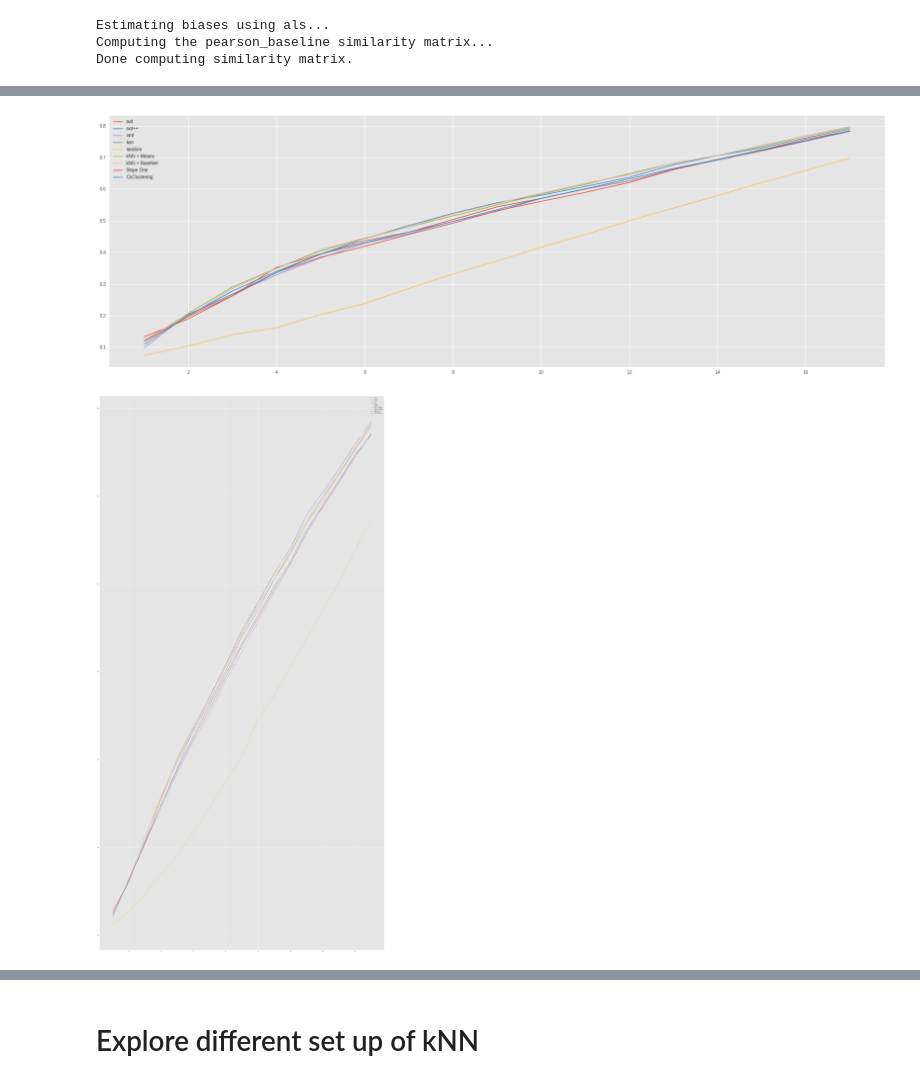
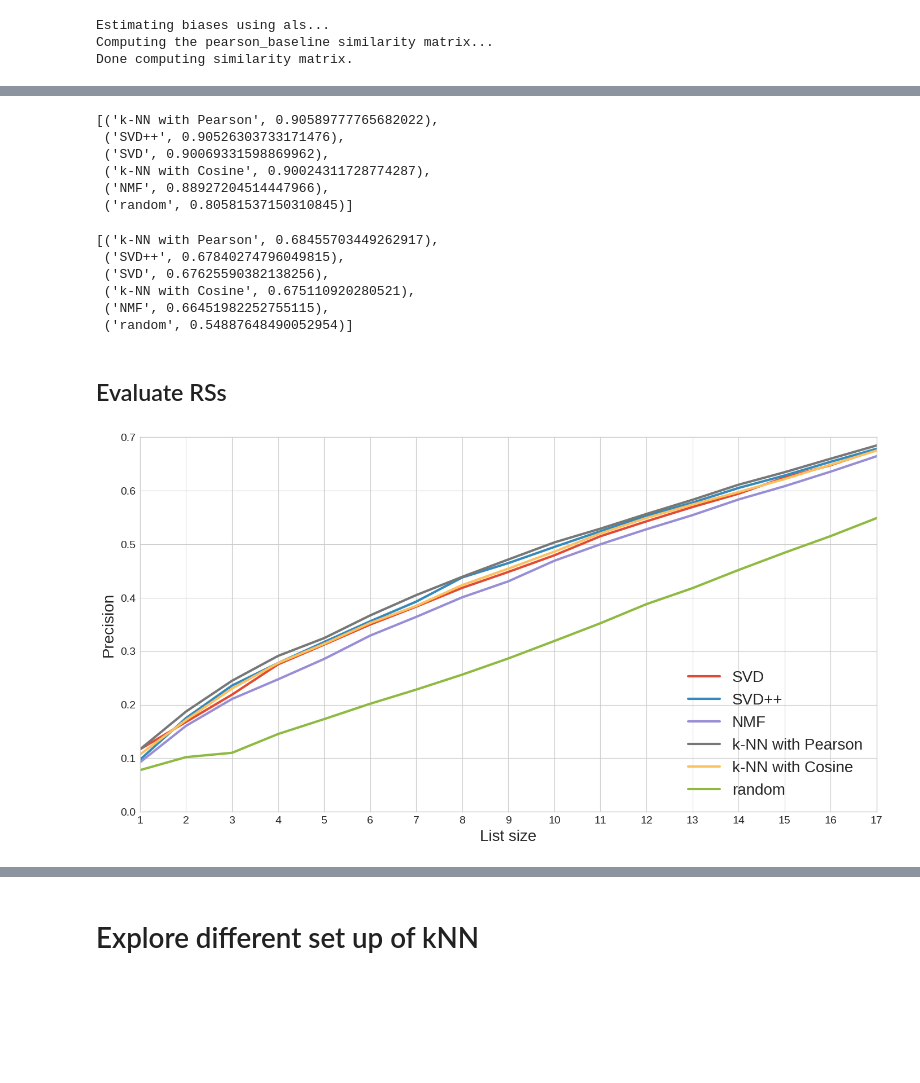
Before and after one commit to Makazone/BachelorThesis, a Jupyter notebook: Diploma.ipynb, the cells around one changed output, grey strips where cells are left out. Cells and saved outputs as stored; diff of their text form; code cells hidden in the pictures; blank space fills up the shorter version.

```diff
--- a/Diploma.ipynb
+++ b/Diploma.ipynb
@@ -94,0 +263,3 @@ Done computing similarity matrix.
+# %%
+knn_cosine = sp.KNNBaseline(sim_options={'name': 'cosine', 'user_based': True})
+knn_cosine.train(trainset)
@@ -130,6 +292,0 @@ dataframe = pd.DataFrame(ratings_users)
-# %%
-sns.set_context("notebook", font_scale=1, rc={"lines.linewidth": 1.5})
-plt.figure(figsize=(20, 5))
-
-sns.barplot(x="min_ratings", y="total_users", data=dataframe, palette="Greens_d")
-plt.show()
@@ -183,0 +293,3 @@ algos
+# %%
+algos = [svd, svdpp, nmf, knn_pearson, knn_cosine, normal_predictor]
+names = ['SVD', 'SVD++', 'NMF', 'k-NN with Pearson', 'k-NN with Cosine', 'random']
@@ -184,24 +381,46 @@ algos
+# %%
+[(name, score) for name, score in rank_rs(names, ndcg_values, 16)]
+# %% [output]
+[('k-NN with Pearson', 0.90589777765682022),
+ ('SVD++', 0.90526303733171476),
+ ('SVD', 0.90069331598869962),
+ ('k-NN with Cosine', 0.90024311728774287),
+ ('NMF', 0.88927204514447966),
+ ('random', 0.80581537150310845)]
+# %%
+[(name, score) for name, score in rank_rs(names, precisions, 16)]
+# %% [output]
+[('k-NN with Pearson', 0.68455703449262917),
+ ('SVD++', 0.67840274796049815),
+ ('SVD', 0.67625590382138256),
+ ('k-NN with Cosine', 0.675110920280521),
+ ('NMF', 0.66451982252755115),
+ ('random', 0.54887648490052954)]
+# %% [markdown]
+## Evaluate RSs
 # %%
 precisions = {}
 for name, algo in zip(names, algos):
     precisions[name] = evaluate_algo(algo, precision, restricted_testset, range(1, min_ratings+1))
-# %%
-for name, values in precisions.items():
-    plt.plot(range(1,min_ratings+1), values, label=name)
-
-plt.legend()
-plt.show()
-# %% [output]
-[figure, removed]
+# %%
+fig, ax = plt.subplots(figsize=(15, 8), dpi=100)
+
+for name, values in precisions.items():
+    ax.plot(range(1,min_ratings+1), values, label=name, linewidth=3.0)
+
+plt.xlabel("List size", fontsize=20)
+plt.ylabel("Precision", fontsize=20)
+
+ax.set_xlim([1, 17])
+ax.tick_params(labelsize=14)
+
+plt.xticks(range(1, min_ratings+1, 1))
+
+plt.legend(loc="lower right", fontsize=20)
+plt.show()
+# %% [output]
+[figure, added]
 # %%
 arhr_values = {}
 for name, algo in zip(names, algos):
     arhr_values[name] = evaluate_algo(algo, arhr, restricted_testset, range(1, min_ratings+1))
-# %%
-for name, values in arhr_values.items():
-    plt.plot(range(1,min_ratings+1), values, label=name)
-
-plt.legend()
-plt.show()
-# %% [output]
-[figure, removed]
```
Also changed, not shown: parts of 53 cells of this notebook.
